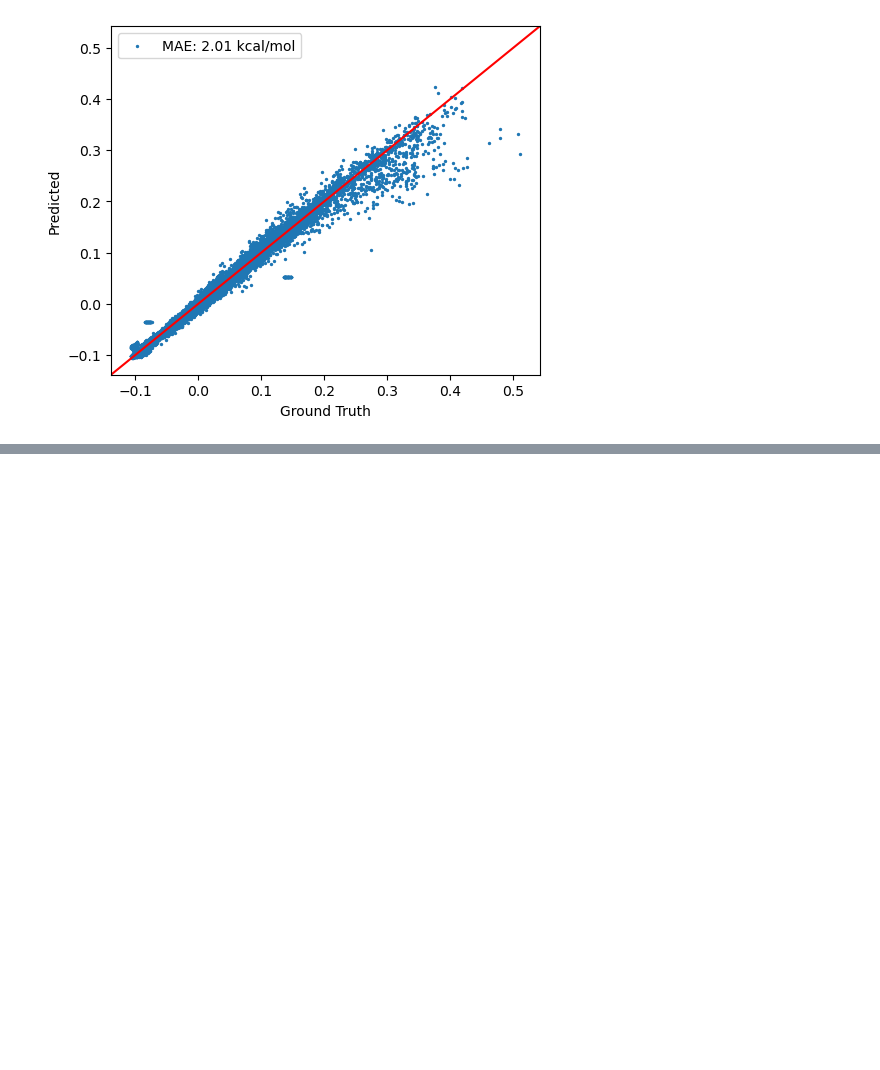
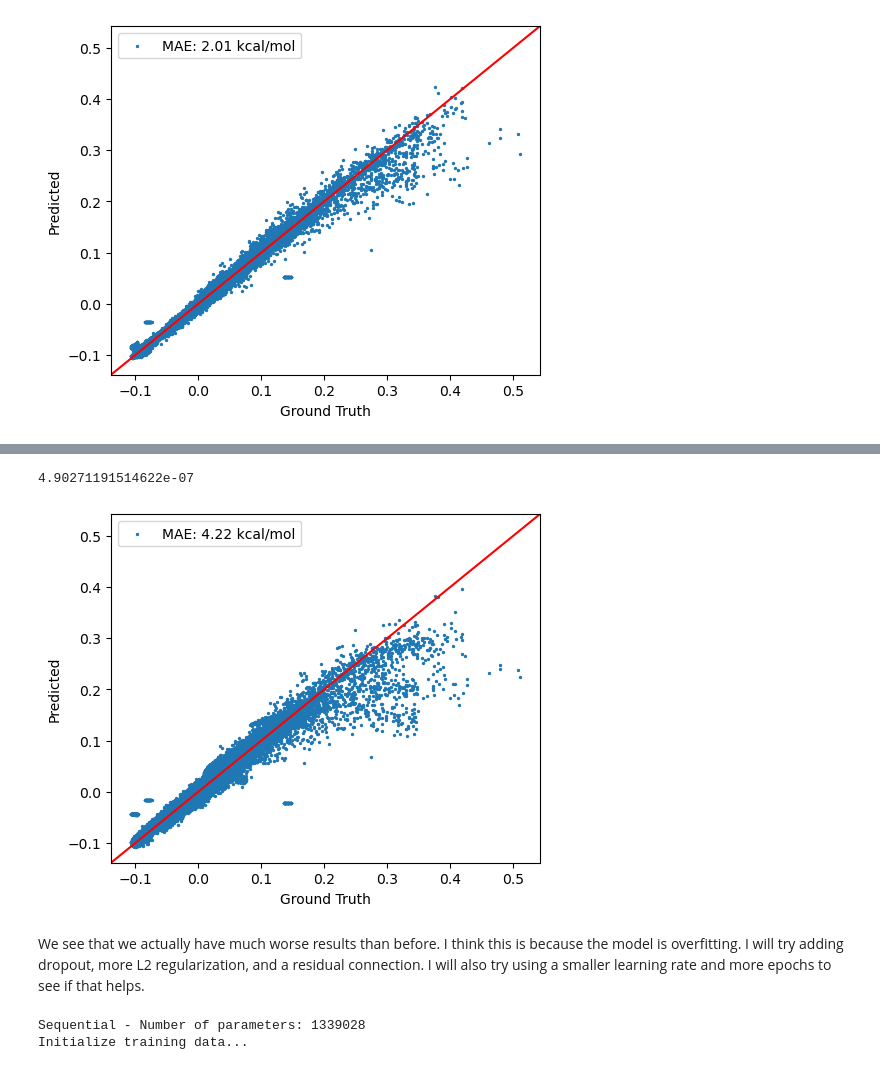
Before and after one commit to Qile0317/bioe142-final-project, a Jupyter notebook: checkpoint3.ipynb, the cells around one changed output, grey strips where cells are left out. Cells and saved outputs as stored; diff of their text form; code cells hidden in the pictures; blank space fills up the shorter version.

```diff
--- a/checkpoint3.ipynb
+++ b/checkpoint3.ipynb
@@ -283,0 +333,43 @@ This is essentially a slightly better version of the results from checkpoint 2 s
+# %%
+trainer2.evaluate(test_data, draw_plot=True)
+# %% [output]
+4.90271191514622e-07
+[figure, added]
+# %% [markdown]
+We see that we actually have much worse results than before. I think this is because the model is overfitting. I will try adding dropout, more L2 regularization, and a residual connection. I will also try using a smaller learning rate and more epochs to see if that helps.
+# %%
+class Linear3(nn.Module):
+    def __init__(self):
+        super().__init__()
+        self.input = nn.Linear(384, 300)
+        self.hidden = nn.Sequential(
+            nn.Linear(300, 300),
+            nn.GELU(),
+            nn.Dropout(0.1),
+            nn.Linear(300, 300),
+            nn.GELU(),
+            nn.Dropout(0.1)
+        )
+        self.output = nn.Sequential(
+            nn.Linear(300, 128),
+            nn.GELU(),
+            nn.Linear(128, 1)
+        )
+
+    def forward(self, x):
+        x = self.input(x)
+        x = x + self.hidden(x)
+        return self.output(x)
+
+trainer3 = ANITrainer(
+    model=create_model(Linear3),
+    batch_size=2048,
+    learning_rate=1e-4,
+    epoch=25,
+    l2=1e-4
+)
+
+trainer2.train(train_data=train_data, val_data=val_data, early_stop=True, draw_curve=True)
+# %% [output]
+Sequential - Number of parameters: 1339028
+Initialize training data...
```
Also changed, not shown: parts of 2 cells of this notebook.
